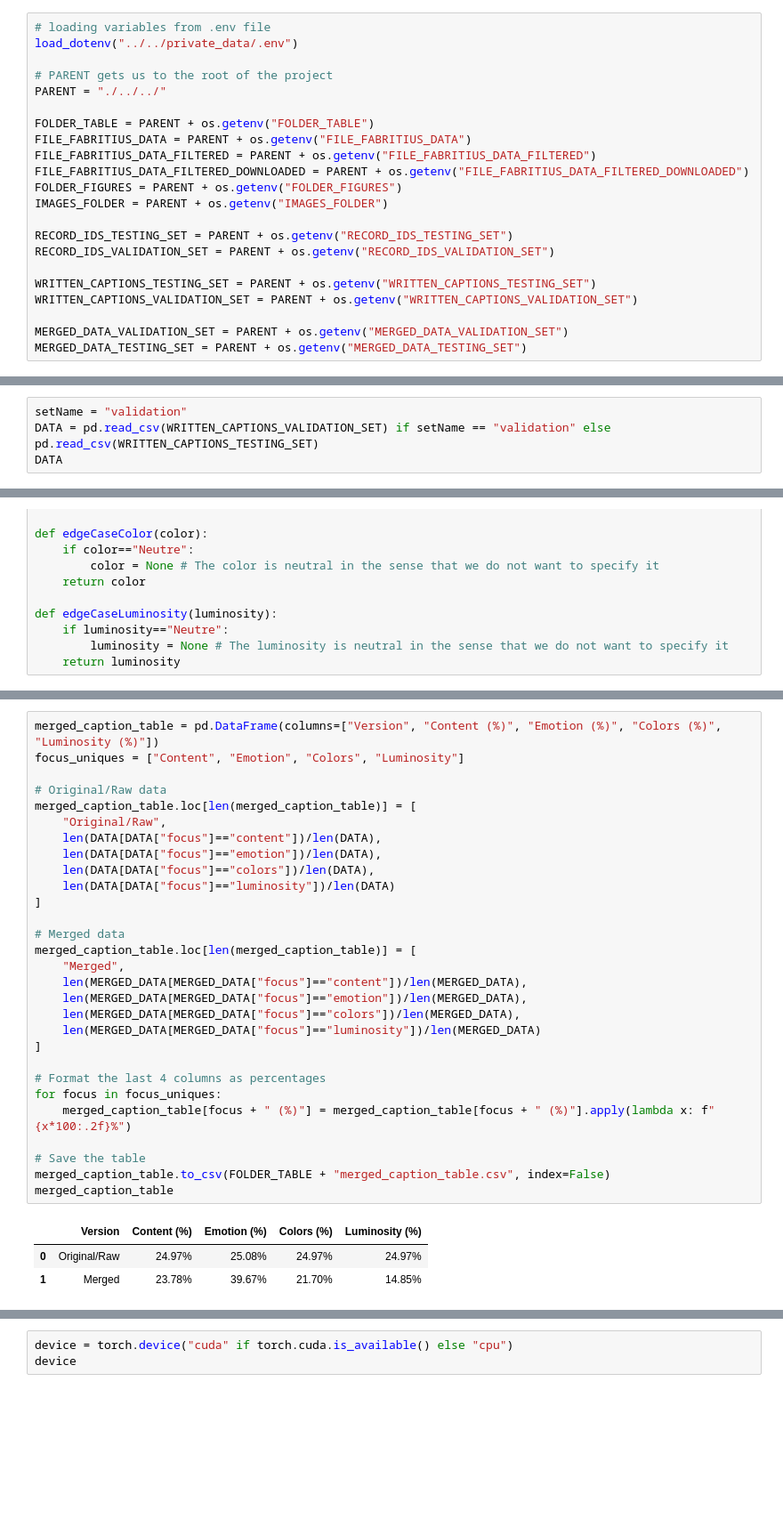
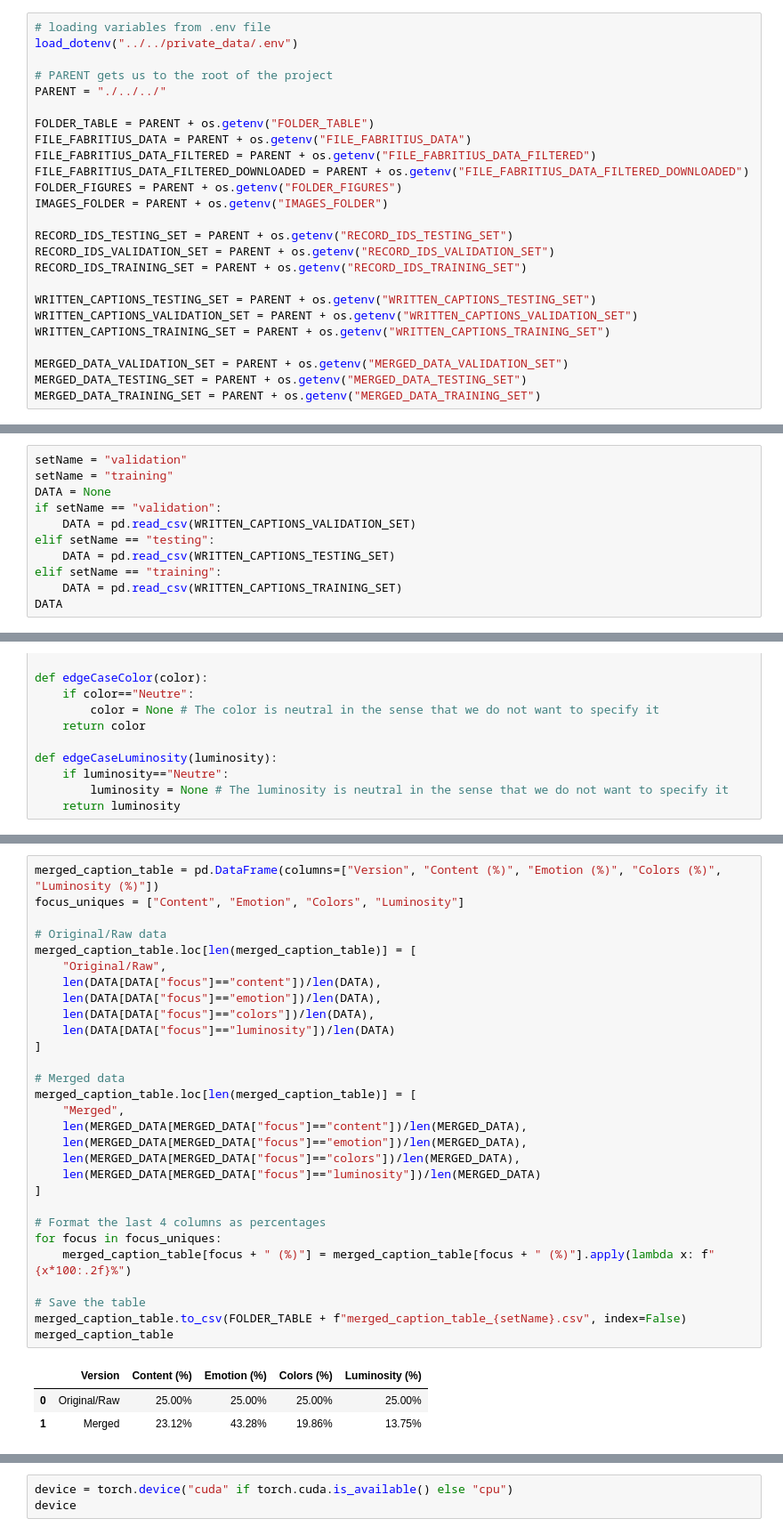
Before and after one commit to on-victorrijks/Museum-Search-Engine, a Jupyter notebook: public/notebooks/analyze_set.ipynb, the cells around one changed output, grey strips where cells are left out. Shown at 89% size. Cells and saved outputs as stored; diff of their text form; blank space fills up the shorter version.

```diff
--- a/public/notebooks/analyze_set.ipynb
+++ b/public/notebooks/analyze_set.ipynb
@@ -25,12 +25,15 @@ IMAGES_FOLDER = PARENT + os.getenv("IMAGES_FOLDER")
 
 RECORD_IDS_TESTING_SET = PARENT + os.getenv("RECORD_IDS_TESTING_SET")
 RECORD_IDS_VALIDATION_SET = PARENT + os.getenv("RECORD_IDS_VALIDATION_SET")
+RECORD_IDS_TRAINING_SET = PARENT + os.getenv("RECORD_IDS_TRAINING_SET")
 
 WRITTEN_CAPTIONS_TESTING_SET = PARENT + os.getenv("WRITTEN_CAPTIONS_TESTING_SET")
 WRITTEN_CAPTIONS_VALIDATION_SET = PARENT + os.getenv("WRITTEN_CAPTIONS_VALIDATION_SET")
+WRITTEN_CAPTIONS_TRAINING_SET = PARENT + os.getenv("WRITTEN_CAPTIONS_TRAINING_SET")
 
 MERGED_DATA_VALIDATION_SET = PARENT + os.getenv("MERGED_DATA_VALIDATION_SET")
 MERGED_DATA_TESTING_SET = PARENT + os.getenv("MERGED_DATA_TESTING_SET")
+MERGED_DATA_TRAINING_SET = PARENT + os.getenv("MERGED_DATA_TRAINING_SET")
 # %%
 def fixPath(path):
     return path.replace(".././", "../")
@@ -55,7 +58,14 @@ def get_image_path_from_recordID(recordID):
     return merged_path
 # %%
 setName = "validation"
-DATA = pd.read_csv(WRITTEN_CAPTIONS_VALIDATION_SET) if setName == "validation" else pd.read_csv(WRITTEN_CAPTIONS_TESTING_SET)
+setName = "training"
+DATA = None
+if setName == "validation":
+    DATA = pd.read_csv(WRITTEN_CAPTIONS_VALIDATION_SET)
+elif setName == "testing":
+    DATA = pd.read_csv(WRITTEN_CAPTIONS_TESTING_SET)
+elif setName == "training":
+    DATA = pd.read_csv(WRITTEN_CAPTIONS_TRAINING_SET)
 DATA
 # %% [output]
 |  | recordID | category | focus | caption |
@@ -388,36 +412,36 @@ plot_histogram_per_focus(MERGED_DATA, "merged")
 # %%
 merged_caption_table = pd.DataFrame(columns=["Version", "Content (%)", "Emotion (%)", "Colors (%)", "Luminosity (%)"])
 focus_uniques = ["Content", "Emotion", "Colors", "Luminosity"]
 
 # Original/Raw data
 merged_caption_table.loc[len(merged_caption_table)] = [
     "Original/Raw",
     len(DATA[DATA["focus"]=="content"])/len(DATA),
     len(DATA[DATA["focus"]=="emotion"])/len(DATA),
     len(DATA[DATA["focus"]=="colors"])/len(DATA),
     len(DATA[DATA["focus"]=="luminosity"])/len(DATA)
 ]
 
 # Merged data
 merged_caption_table.loc[len(merged_caption_table)] = [
     "Merged",
     len(MERGED_DATA[MERGED_DATA["focus"]=="content"])/len(MERGED_DATA),
     len(MERGED_DATA[MERGED_DATA["focus"]=="emotion"])/len(MERGED_DATA),
     len(MERGED_DATA[MERGED_DATA["focus"]=="colors"])/len(MERGED_DATA),
     len(MERGED_DATA[MERGED_DATA["focus"]=="luminosity"])/len(MERGED_DATA)
 ]
 
 # Format the last 4 columns as percentages
 for focus in focus_uniques:
     merged_caption_table[focus + " (%)"] = merged_caption_table[focus + " (%)"].apply(lambda x: f"{x*100:.2f}%")
 
 # Save the table
-merged_caption_table.to_csv(FOLDER_TABLE + "merged_caption_table.csv", index=False)
+merged_caption_table.to_csv(FOLDER_TABLE + f"merged_caption_table_{setName}.csv", index=False)
 merged_caption_table
 # %% [output]
 |  | Version | Content (%) | Emotion (%) | Colors (%) | Luminosity (%) |
-| 0 | Original/Raw | 24.97% | 25.08% | 24.97% | 24.97% |
-| 1 | Merged | 23.78% | 39.67% | 21.70% | 14.85% |
+| 0 | Original/Raw | 25.00% | 25.00% | 25.00% | 25.00% |
+| 1 | Merged | 23.12% | 43.28% | 19.86% | 13.75% |
 # %%
 def formatLine(raw, maxWords=8):
     # raw is a string, add \n every maxWords words
```
Also changed, not shown: parts of 14 cells of this notebook, 34 other files.
